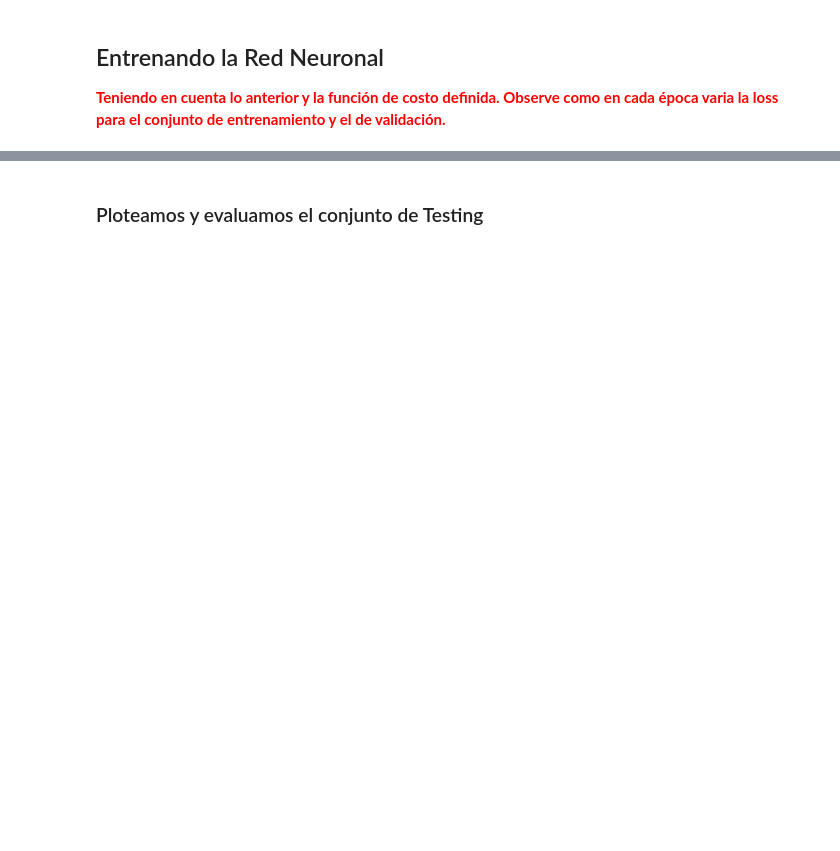
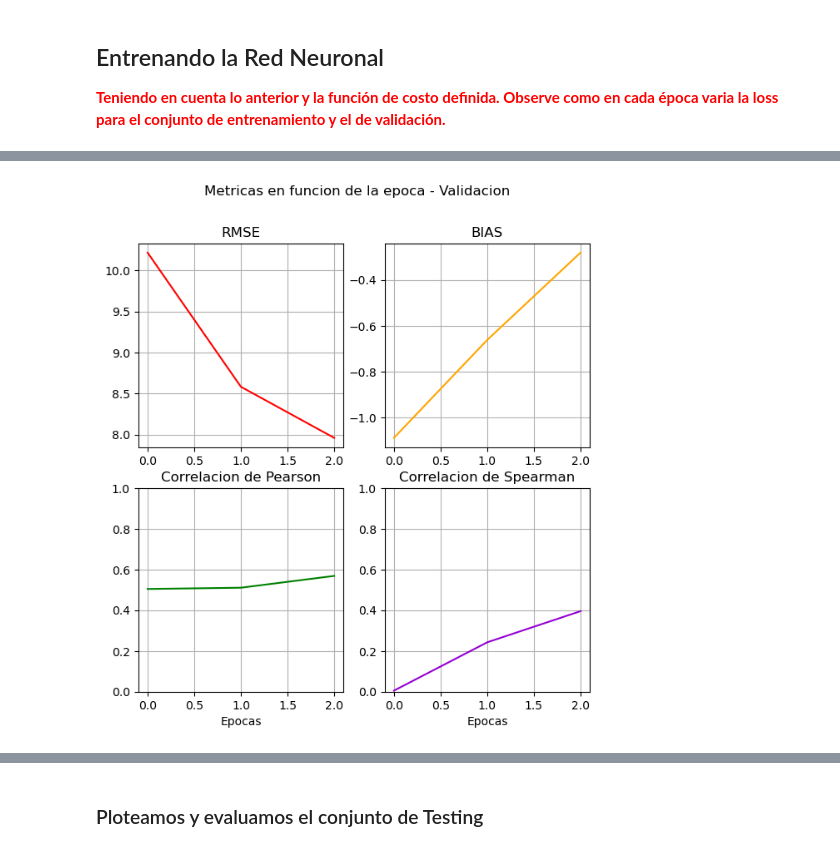
Before and after one commit to Gerlielbecario/Thesis_Neuronal_Network, a Jupyter notebook: work/3-Prototipo_Red_Neuronal/run_CONV.ipynb, the cells around one changed output, grey strips where cells are left out. Cells and saved outputs as stored; diff of their text form; code cells hidden in the pictures; blank space fills up the shorter version.

```diff
--- a/work/3-Prototipo_Red_Neuronal/run_CONV.ipynb
+++ b/work/3-Prototipo_Red_Neuronal/run_CONV.ipynb
@@ -485,0 +563,3 @@ Loss Val:    200.9208221435547
+# %%
+path_salida = '/home/fernando.huaranca/datosmunin2/Thesis_Neuronal_Network/work/3-Prototipo_Red_Neuronal/salidas/Convolucion_pp_medios_gfsvspp_medios_gsmap_7/Datos_test_pp_medios_gfs_vs_pp_medios_gsmap_7.npz'
+archivo = np.load(path_salida)
@@ -485,0 +588,6 @@ Loss Val:    200.9208221435547
+# %%
+RMSE = archivo['RMSE']
+BIAS = archivo['BIAS']
+max_epochs = archivo['max_epochs']
+Corr_P = archivo['Corr_P']
+Corr_S = archivo['Corr_S']
@@ -485,0 +617,29 @@ Loss Val:    200.9208221435547
+# %%
+fig = plt.figure(figsize=(7,7))
+plt.suptitle("Metricas en funcion de la epoca - Validacion")
+
+plt.subplot(2,2,1)
+plt.title("RMSE")
+plt.plot(range(max_epochs), RMSE,color="red")
+plt.grid()
+
+plt.subplot(2,2,2)
+plt.title("BIAS")
+plt.plot(range(max_epochs), BIAS, color="orange")
+plt.grid()
+
+plt.subplot(2,2,3)
+plt.title("Correlacion de Pearson")
+plt.plot(range(max_epochs), Corr_P, color="green")
+plt.ylim(0,1)
+plt.xlabel("Epocas")
+plt.grid()
+
+plt.subplot(2,2,4)
+plt.title("Correlacion de Spearman")
+plt.plot(range(max_epochs), Corr_S, color="darkviolet")
+plt.xlabel("Epocas")
+plt.ylim(0,1)
+plt.grid()
+# %% [output]
+[figure, added]
```
Also changed, not shown: parts of 52 cells of this notebook, 8 other files.
